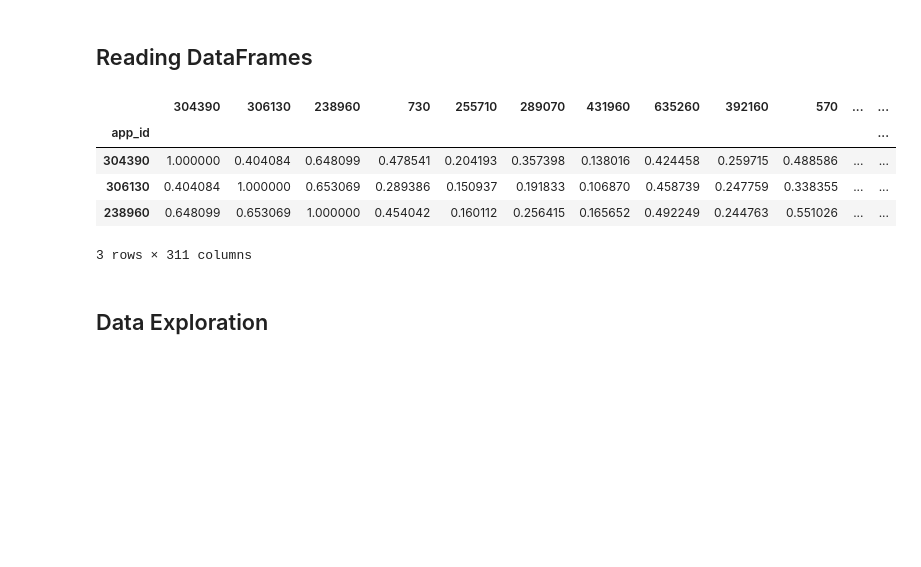
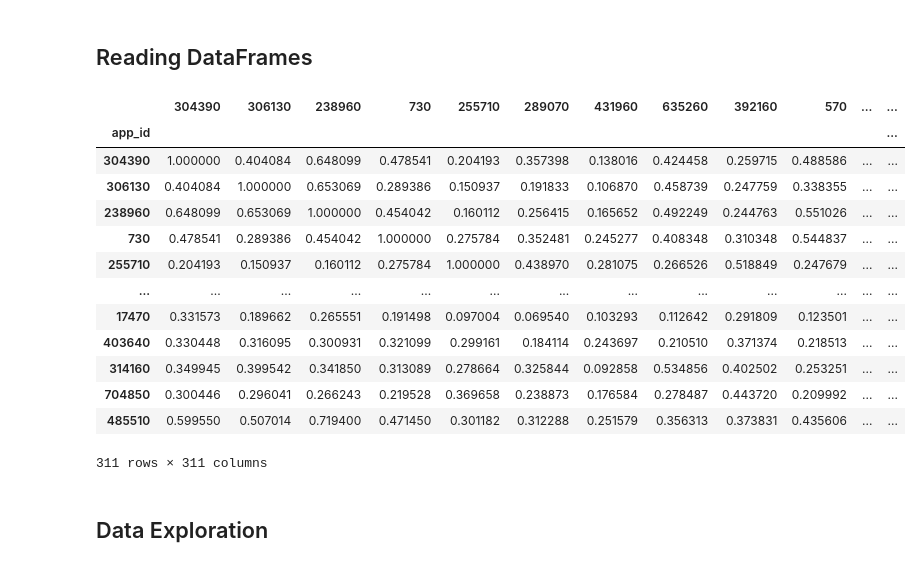
Before and after one commit to JohannesRahn/MachineLearningGroupProject, a Jupyter notebook: c_data_exploration.ipynb, the cells around one changed output. Saved outputs shown, nothing was run; the diff lists cells and outputs as text; code cells hidden in the pictures; blank space fills up the shorter version.

```diff
--- a/c_data_exploration.ipynb
+++ b/c_data_exploration.ipynb
@@ -36,6 +39,23 @@ final_df = pd.read_csv("data/final_df.csv")
 
 # Import the Similarity DataFrame
 similarity_df = pd.read_csv("data/content_base.csv", index_col = "app_id")
+# %%
+similarity_df
+# %% [output]
+|  | 304390 | 306130 | 238960 | 730 | 255710 | 289070 | 431960 | 635260 | 392160 | 570 | ... | ... |
+| app_id |  |  |  |  |  |  |  |  |  |  |  | ... |
+| 304390 | 1.000000 | 0.404084 | 0.648099 | 0.478541 | 0.204193 | 0.357398 | 0.138016 | 0.424458 | 0.259715 | 0.488586 | ... | ... |
+| 306130 | 0.404084 | 1.000000 | 0.653069 | 0.289386 | 0.150937 | 0.191833 | 0.106870 | 0.458739 | 0.247759 | 0.338355 | ... | ... |
+| 238960 | 0.648099 | 0.653069 | 1.000000 | 0.454042 | 0.160112 | 0.256415 | 0.165652 | 0.492249 | 0.244763 | 0.551026 | ... | ... |
+| 730 | 0.478541 | 0.289386 | 0.454042 | 1.000000 | 0.275784 | 0.352481 | 0.245277 | 0.408348 | 0.310348 | 0.544837 | ... | ... |
+| 255710 | 0.204193 | 0.150937 | 0.160112 | 0.275784 | 1.000000 | 0.438970 | 0.281075 | 0.266526 | 0.518849 | 0.247679 | ... | ... |
+| ... | ... | ... | ... | ... | ... | ... | ... | ... | ... | ... | ... | ... |
+| 17470 | 0.331573 | 0.189662 | 0.265551 | 0.191498 | 0.097004 | 0.069540 | 0.103293 | 0.112642 | 0.291809 | 0.123501 | ... | ... |
+| 403640 | 0.330448 | 0.316095 | 0.300931 | 0.321099 | 0.299161 | 0.184114 | 0.243697 | 0.210510 | 0.371374 | 0.218513 | ... | ... |
+| 314160 | 0.349945 | 0.399542 | 0.341850 | 0.313089 | 0.278664 | 0.325844 | 0.092858 | 0.534856 | 0.402502 | 0.253251 | ... | ... |
+| 704850 | 0.300446 | 0.296041 | 0.266243 | 0.219528 | 0.369658 | 0.238873 | 0.176584 | 0.278487 | 0.443720 | 0.209992 | ... | ... |
+| 485510 | 0.599550 | 0.507014 | 0.719400 | 0.471450 | 0.301182 | 0.312288 | 0.251579 | 0.356313 | 0.373831 | 0.435606 | ... | ... |
+311 rows × 311 columns
 # %%
 # Rearrange Columns
 final_df = final_df.reindex(columns = ["review_id", "y", "date", "funny", "helpful",
@@ -50,11 +70,5 @@ final_df = final_df.reindex(columns = ["review_id", "y", "date", "funny", "helpf
 # Sort by Review ID
 final_df.sort_values(by=["review_id"], inplace = True)
 # %%
-similarity_df.head(3)
+multi_review = pd.read_csv("data/multi_review.csv", index_col = "user_id",
+                          usecols = ["similarities", "user_id"])
-# %% [output]
-|  | 304390 | 306130 | 238960 | 730 | 255710 | 289070 | 431960 | 635260 | 392160 | 570 | ... | ... |
-| app_id |  |  |  |  |  |  |  |  |  |  |  | ... |
-| 304390 | 1.000000 | 0.404084 | 0.648099 | 0.478541 | 0.204193 | 0.357398 | 0.138016 | 0.424458 | 0.259715 | 0.488586 | ... | ... |
-| 306130 | 0.404084 | 1.000000 | 0.653069 | 0.289386 | 0.150937 | 0.191833 | 0.106870 | 0.458739 | 0.247759 | 0.338355 | ... | ... |
-| 238960 | 0.648099 | 0.653069 | 1.000000 | 0.454042 | 0.160112 | 0.256415 | 0.165652 | 0.492249 | 0.244763 | 0.551026 | ... | ... |
-3 rows × 311 columns
```
Also changed, not shown: parts of 8 cells of this notebook.
